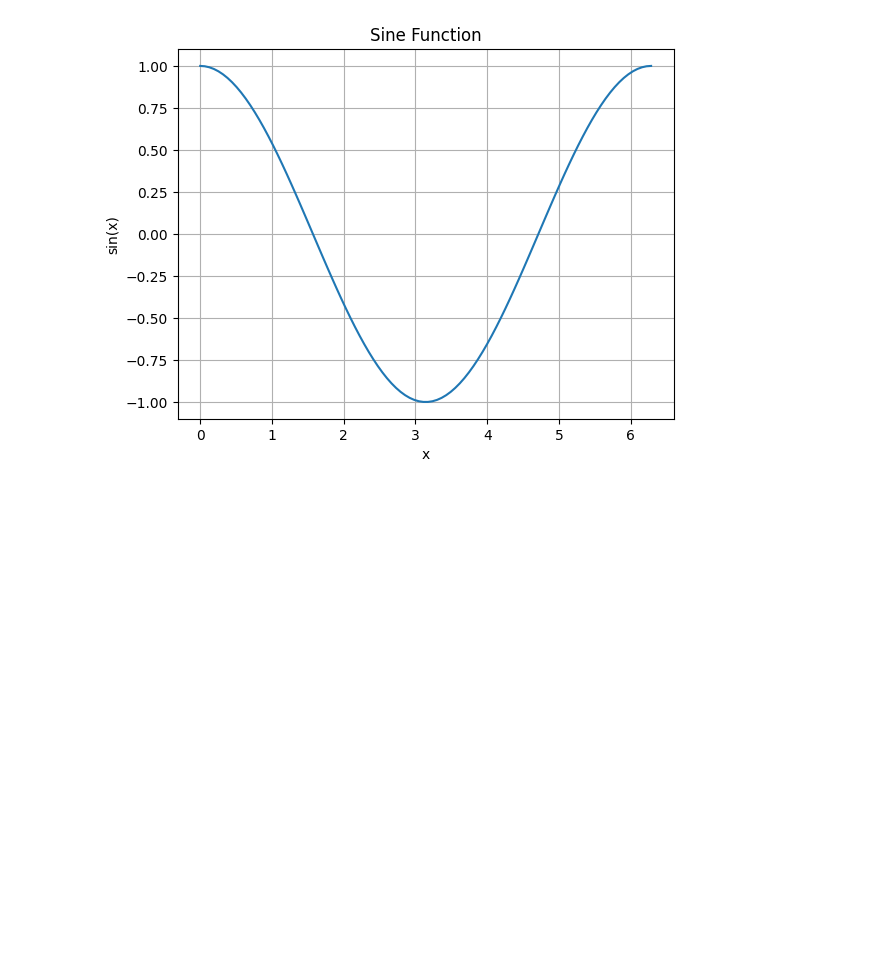
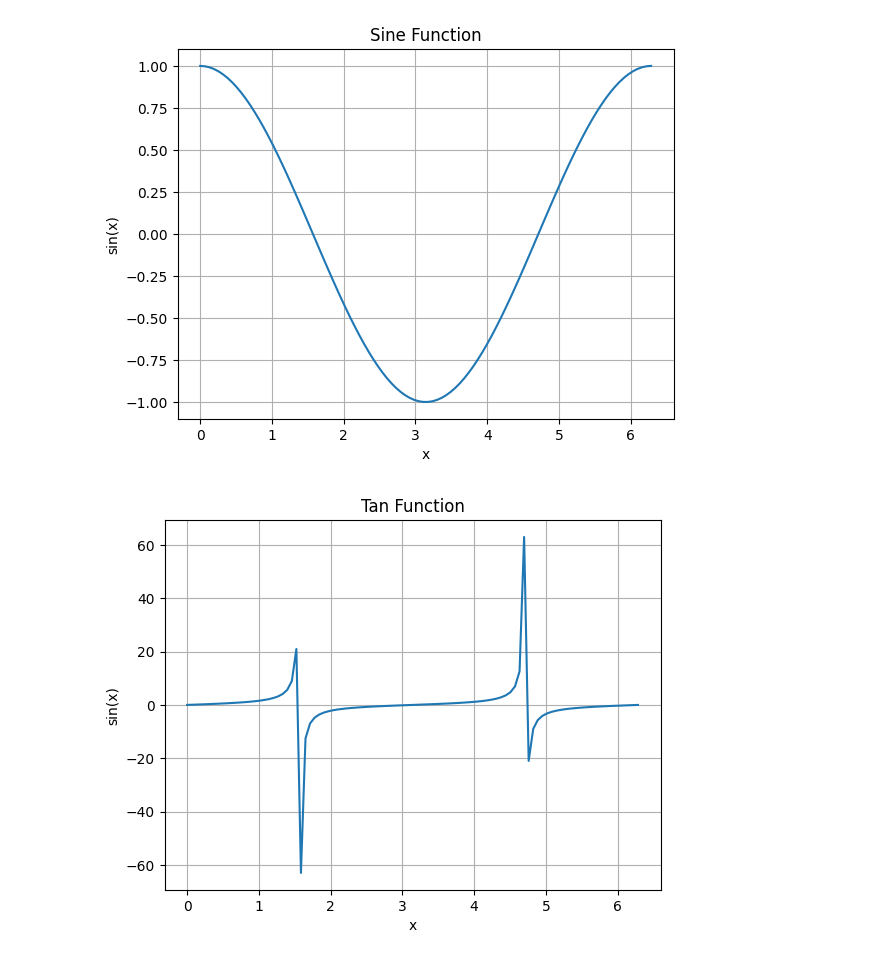
Before and after one commit to Vidushi-GitHub/GitHub-WorkFlow-Eg, a Jupyter notebook: sine.ipynb, the cells around one changed output. Saved outputs shown, nothing was run; the diff lists cells and outputs as text; code cells hidden in the pictures; blank space fills up the shorter version.

Commit message:
Added Tan Function

```diff
--- a/sine.ipynb
+++ b/sine.ipynb
@@ -28,3 +28,18 @@ plt.grid(True)
 plt.show()
 # %% [output]
 [figure]
+# %%
+import numpy as np
+import matplotlib.pyplot as plt
+
+x = np.linspace(0, 2 * np.pi, 100)
+y = np.tan(x)
+
+plt.plot(x, y)
+plt.title('Tan Function')
+plt.xlabel('x')
+plt.ylabel('sin(x)')
+plt.grid(True)
+plt.show()
+# %% [output]
+[figure, added]
```
